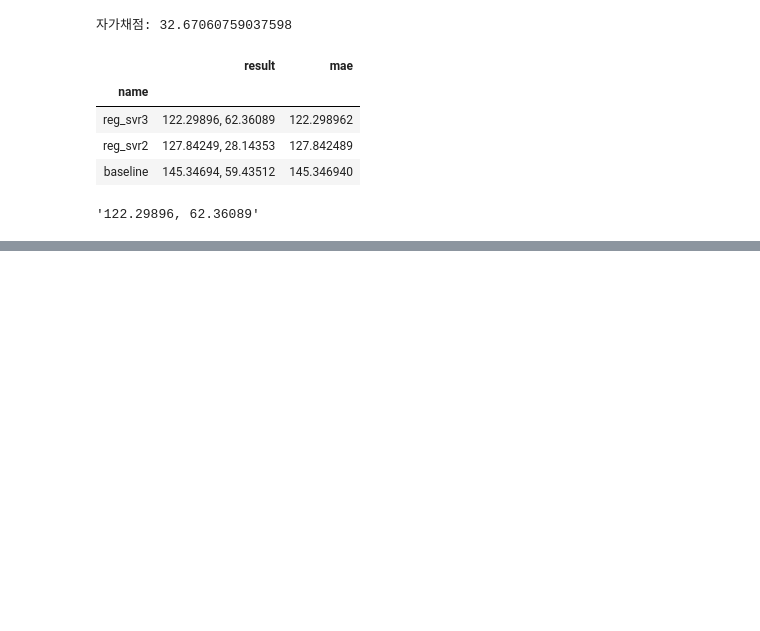
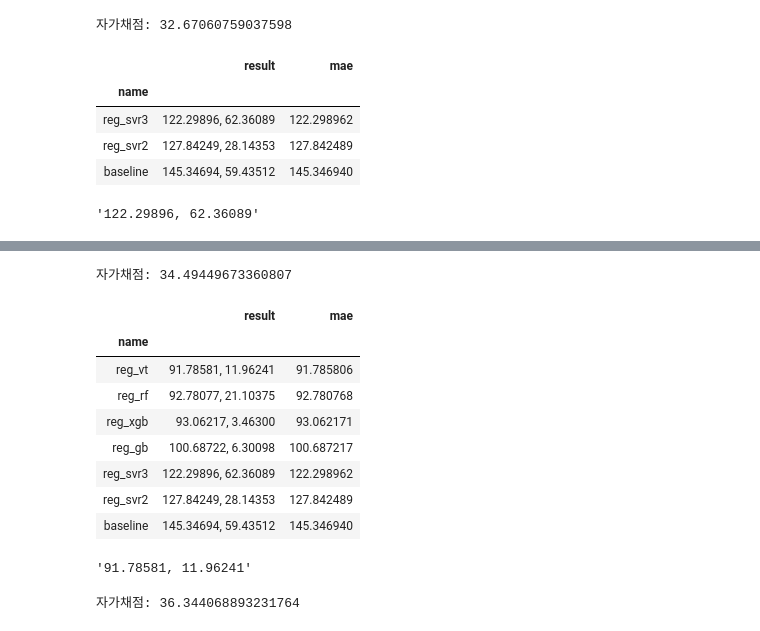
Before and after one commit to sunkusun9/DS_lv3_2507_2, a Jupyter notebook: sec_ds_lv3_prob3_kaggle.ipynb, the cells around one changed output, grey strips where cells are left out. Drawn from its saved outputs; the diff is of its cells as text; code cells hidden in the pictures; blank space fills up the shorter version.

Commit message:
Day1 Kaggle 최종 노트 올립니다.

```diff
--- a/sec_ds_lv3_prob3_kaggle.ipynb
+++ b/sec_ds_lv3_prob3_kaggle.ipynb
@@ -487,0 +415,23 @@ eval_model('reg_gb', reg_gb)
+# %%
+# XGB: XGBoost
+import xgboost as xgb
+
+X_xgb = "15분, 30분, 45분, 60분, DayName, Hour, AM, Weekend_yn, Holiday_yn, Avg, TotalHour, 생산량, 기온, 풍속, 습도, 강수량, 전기요금(계절), 공장인원, 인건비"
+X_xgb = [i.strip() for i in X_xgb.split(',')]
+ct = ColumnTransformer([
+    ('ohe', OneHotEncoder(categories='auto'), ['DayName']),
+    ('pt', 'passthrough', [i for i in X_xgb if i != 'DayName'])
+])
+reg_xgb = make_pipeline(
+    ct,
+    xgb.XGBRegressor(
+        max_depth=12, # 1. 기반 모델의 적정 복잡도를 설정합니다: 최적의 max_depth
+        n_estimators = 300, # 2. 리소스(시간, 연산, ...)가 허용하는 만큼의 n_estimators를 설정합니다.
+        learning_rate=0.05, # 3. 최적의 적합 정도를 정합니다.
+        # 4. n_estimators를 늘렸을 때 효과가 없다면, 규제를 사용해볼만 합니다. 이를 통해 기반 모델 고루 역할을 할 수 있게 합니다.
+        # ※ Boosting 모델은 하이퍼 파라메터가 많습니다. 의미를 파악하셔서 조건이 된다면,
+        #   적용해보는 연습을 통해 이해도를 높이면 도움이 많이 됩니다.
+        reg_alpha = 3.0, reg_lambda = 3.0
+    )
+)
+eval_model('reg_xgb', reg_xgb)
@@ -488,3 +481,18 @@ eval_model('reg_gb', reg_gb)
 # %%
 # RF: RandomForesetRegressor
 from sklearn.ensemble import RandomForestRegressor
+X_rf = "15분, 30분, 45분, 60분, Hour, DayName, AM, Weekend_yn, Holiday_yn, Avg, TotalHour, 생산량, 기온, 풍속, 습도, 강수량, 전기요금(계절), 공장인원, 인건비"
+X_rf = [i.strip() for i in X_rf.split(',')]
+ct = ColumnTransformer([
+    ('ohe', OneHotEncoder(categories='auto'), ['DayName']),
+    ('pt', 'passthrough', [i for i in X_rf if i != 'DayName'])
+])
+reg_rf = make_pipeline(
+    ct,RandomForestRegressor(
+        n_estimators = 200, # 1. 리소스가 허용하는 최대의 기반모델을 파악합니다.
+        max_depth = 20, # 2. max_depth로 최적의 기반 모델의 복잡도를 파악합니다.
+        # 3. 다른 하이퍼 파라메터를 추가하여 튜닝을 더해보거나 n_estimators 부터 다시 잡하보는 시도를 해봅니다.
+        random_state = 123
+    )
+)
+eval_model('reg_rf', reg_rf)
@@ -491,3 +509,33 @@ from sklearn.ensemble import RandomForestRegressor
+# %%
+print(
+    "자가채점:", mean_absolute_error(s_kaggle_ans, select_model(reg_rf))
+)
+# %% [output]
+자가채점: 34.49449673360807
 # %%
 # 지금까지 만들었던 모델로 Voting 앙상블을 합니다.
 from sklearn.ensemble import VotingRegressor
+reg_vt = VotingRegressor([
+    # ('reg_svr3', reg_svr3),
+    ('reg_xgb', reg_xgb),
+    # ('reg_gb', reg_gb),
+    ('reg_rf', reg_rf)
+])
+eval_model('reg_vt', reg_vt)
+# %% [output]
+|  | result | mae |
+| name |  |  |
+| reg_vt | 91.78581, 11.96241 | 91.785806 |
+| reg_rf | 92.78077, 21.10375 | 92.780768 |
+| reg_xgb | 93.06217, 3.46300 | 93.062171 |
+| reg_gb | 100.68722, 6.30098 | 100.687217 |
+| reg_svr3 | 122.29896, 62.36089 | 122.298962 |
+| reg_svr2 | 127.84249, 28.14353 | 127.842489 |
+| baseline | 145.34694, 59.43512 | 145.346940 |
+'91.78581, 11.96241'
+# %%
+print(
+    "자가채점:", mean_absolute_error(s_kaggle_ans, select_model(reg_vt))
+)
+# %% [output]
+자가채점: 36.344068893231764
```
Also changed, not shown: parts of 19 cells of this notebook.
